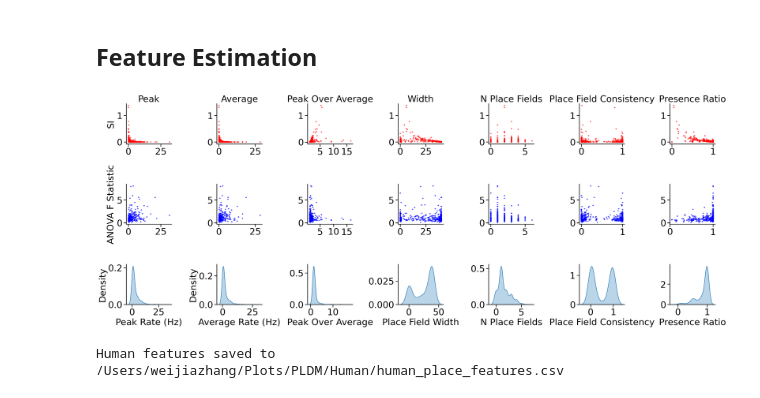
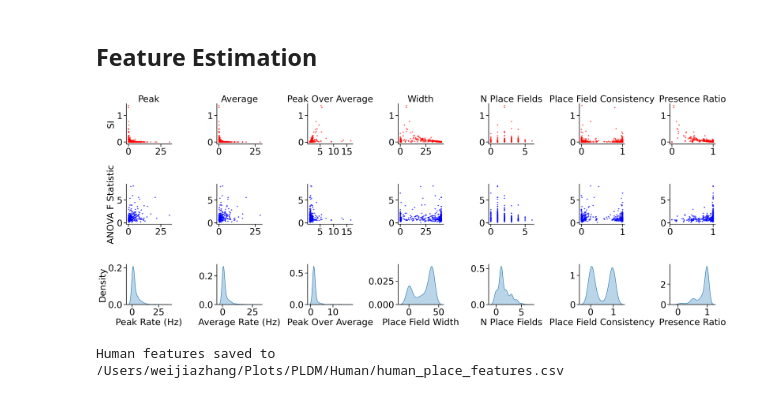
Before and after one commit to HSNPipeline/AnalyzeTrain, a Jupyter notebook: notebooks/02_Feature_Estimate.ipynb, the cells around one changed output. Cells and saved outputs as stored; diff of their text form; code cells hidden in the pictures.

```diff
--- a/notebooks/02_Feature_Estimate.ipynb
+++ b/notebooks/02_Feature_Estimate.ipynb
@@ -192,6 +192,7 @@ drop_spines(['top','right'])
 ax = get_grid_subplot(grid, 2, 1)
 sns.kdeplot(data=average_rate, alpha=0.3, fill=True, ax=ax)
 ax.set_xlabel('Average Rate (Hz)')
+ax.set_ylabel('')
 drop_spines(['top','right'])
 
 ax = get_grid_subplot(grid, 0, 2)
@@ -243,34 +244,34 @@ ax = get_grid_subplot(grid, 0, 5)
 ax.scatter(place_field_centre_consistency, place_info, s=s, alpha=alpha, color='red')
 ax.set_title('Place Field Consistency')
 drop_spines(['top','right'])
 
 ax = get_grid_subplot(grid, 1, 5)
 ax.scatter(place_field_centre_consistency, place_anova, s=s, alpha=alpha, color='blue')
 drop_spines(['top','right'])
 
 ax = get_grid_subplot(grid, 2, 5)
 sns.kdeplot(data=place_field_centre_consistency, alpha=0.3, fill=True, ax=ax)
 ax.set_xlabel('Place Field Consistency')
 ax.set_ylabel('')
 drop_spines(['top','right'])
 
 ax = get_grid_subplot(grid, 0, 6)
 ax.scatter(presence_ratio, place_info, s=s, alpha=alpha, color='red')
 ax.set_title('Presence Ratio')
 drop_spines(['top','right'])
 
 ax = get_grid_subplot(grid, 1, 6)
 ax.scatter(presence_ratio, place_anova, s=s, alpha=alpha, color='blue')
 drop_spines(['top','right'])
 
 ax = get_grid_subplot(grid, 2, 6)
 sns.kdeplot(data=presence_ratio, alpha=0.3, fill=True, ax=ax)
 ax.set_ylabel('')
 ax.set_xlabel('Presence Ratio')
 drop_spines(['top','right'])
 save_figure('Human_Estimated_Feature_vs_Method',file_path='/Users/weijiazhang/Plots/PLDM/Human')
 # %% [output]
-[figure, old version]
+[figure, new version]
 # %%
 # Save feature distributions to CSV for human data
 # Create a DataFrame with all the features and metrics
```
Also changed, not shown: 1 other file.
